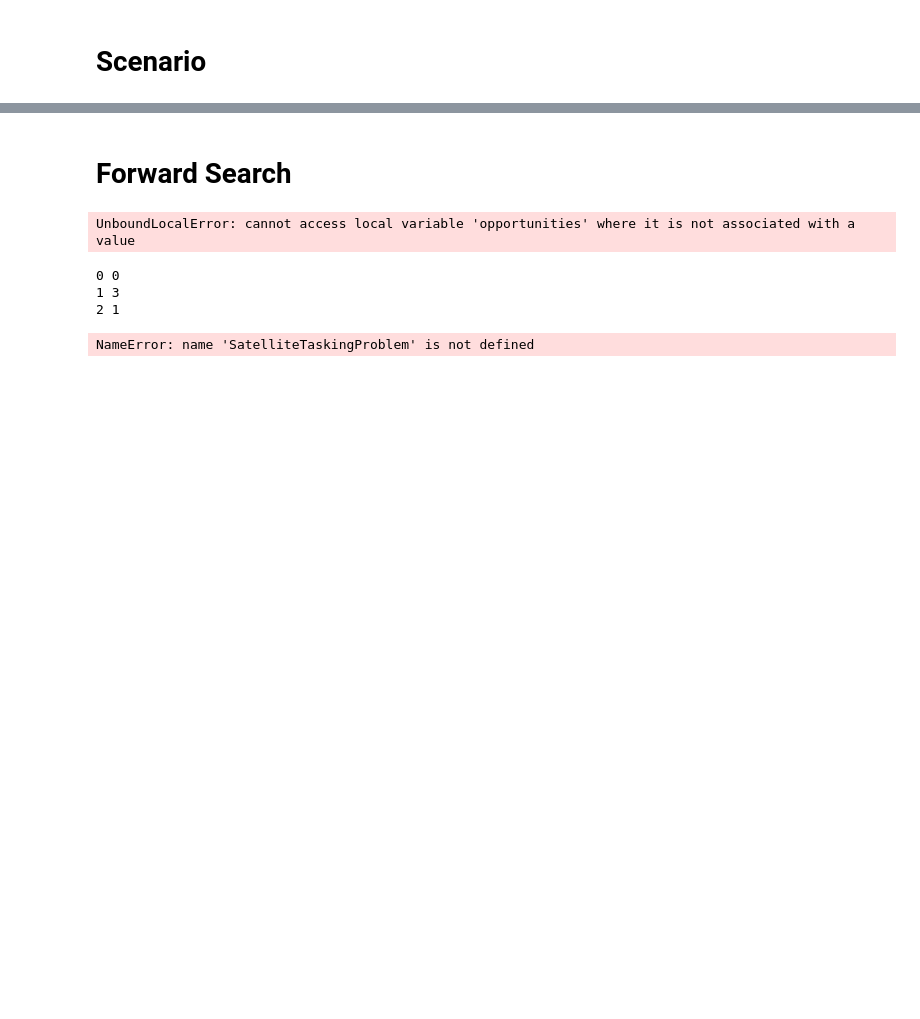
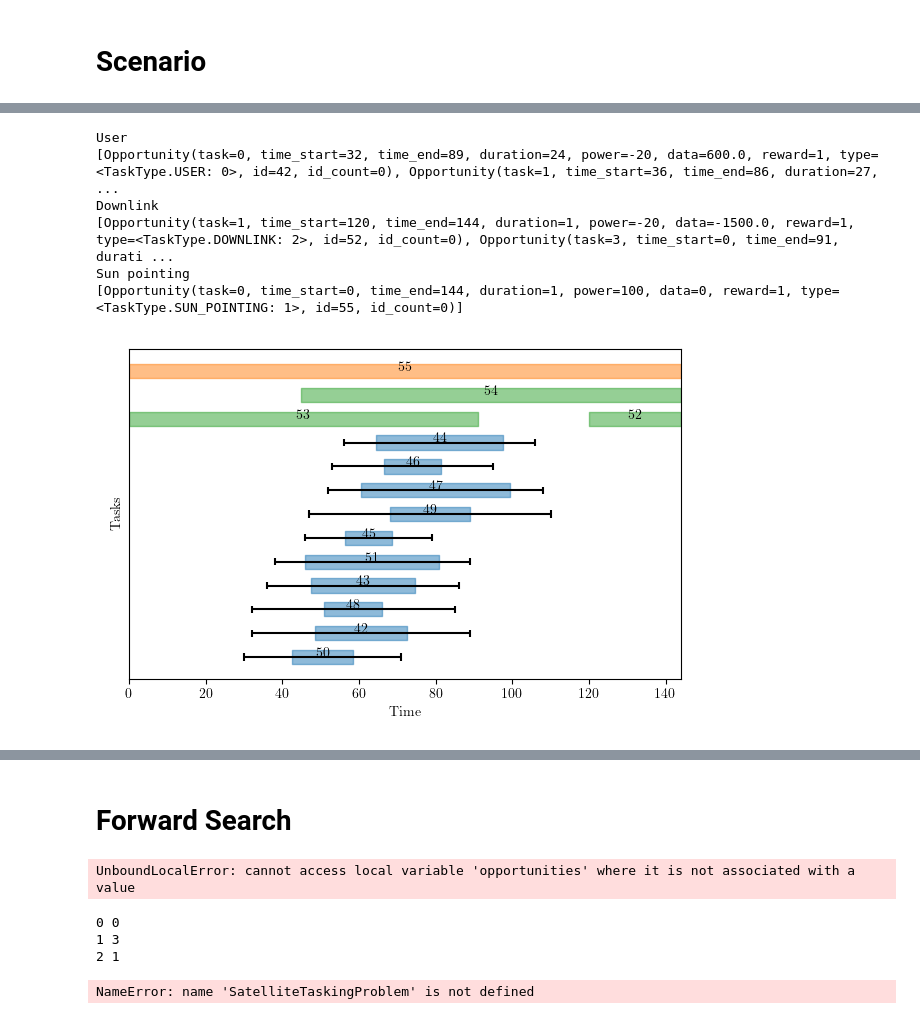
Before and after one commit to Stanford-NavLab/LuPNT, a Jupyter notebook: examples/projects/pnt-scheduling/example_pnt_scheduling.ipynb, the cells around one changed output, grey strips where cells are left out. Saved outputs shown, nothing was run; the diff lists cells and outputs as text; code cells hidden in the pictures; blank space fills up the shorter version.

```diff
--- a/examples/projects/pnt-scheduling/example_pnt_scheduling.ipynb
+++ b/examples/projects/pnt-scheduling/example_pnt_scheduling.ipynb
@@ -621,3 +489,79 @@ plt.show()
+# %%
+from utils import Opportunity, TaskType
+
+# Create scenario
+N_t_opt = N_t // 5
+
+solar_power = 100 # [W]
+
+datarate_moon_fwd = 0.2 # [Mbps]
+datarate_earth_fwd = 0.03 # [Mbps]
+
+datarate_moon_rtn = 2 # [Mbps]
+datarate_earth_rtn = 5 # [Mbps]
+
+min_duration = int(1 * pnt.SECS_PER_HOUR / Dt)
+max_duration = int(8 * pnt.SECS_PER_HOUR / Dt)
+
+np.random.seed(0)
+
+# User opportunities
+user_opportunities = []
+for i_loc in range(N_loc):
+    tstarts, tends = utils.get_start_and_end_indexes(user_visible[i_loc, :N_t_opt])
+    max_duration_i = int(np.minimum(0.75 * np.min(tends - tstarts), max_duration))
+    duration = np.random.randint(min_duration, max_duration_i) # [steps]
+    power = -20 # [W]
+    data = datarate_moon_rtn * Dt # [Mbps]
+    for ts, te in zip(tstarts, tends):
+        user_opportunities.append(
+            Opportunity(i_loc, ts, te, duration, power, data, type=TaskType.USER)
+        )
+print("User")
+print(user_opportunities)
+
+# Downlink opportunities
+downlink_opportunities = []
+for i_gs in range(N_gs):
+    tstarts, tends = utils.get_start_and_end_indexes(idxs_visible[i_gs, :N_t_opt])
+    datarate = -datarate_earth_rtn * Dt # [Mbps]
+    power = -20 # [W]
+    duration = 1 # [steps]
+    for ts, te in zip(tstarts, tends):
+        downlink_opportunities.append(
+            Opportunity(i_gs, ts, te, duration, power, datarate, type=TaskType.DOWNLINK)
+        )
+print("Downlink")
+print(downlink_opportunities)
+
+# Sun pointing opportunities
+sun_pointing_opportunities = []
+tstarts, tends = utils.get_start_and_end_indexes(idxs_visible_sun[:N_t_opt])
+duration = 1 # [steps]
+power = solar_power # [W]
+for ts, te in zip(tstarts, tends):
+    sun_pointing_opportunities.append(
+        Opportunity(0, ts, te, duration, power, 0, type=TaskType.SUN_POINTING)
+    )
+print("Sun pointing")
+print(sun_pointing_opportunities)
+
+# Create scenario
+opportunities = user_opportunities + downlink_opportunities + sun_pointing_opportunities
+
+plt.figure(figsize=(6, 4))
+utils.plot_opportunity_windows(opportunities, plot_all=True)
+plt.tight_layout()
+plt.savefig("figures/tasks.pdf")
+plt.show()
+# %% [output]
+User
+[Opportunity(task=0, time_start=32, time_end=89, duration=24, power=-20, data=600.0, reward=1, type=<TaskType.USER: 0>, id=42, id_count=0), Opportunity(task=1, time_start=36, time_end=86, duration=27, ...
+Downlink
+[Opportunity(task=1, time_start=120, time_end=144, duration=1, power=-20, data=-1500.0, reward=1, type=<TaskType.DOWNLINK: 2>, id=52, id_count=0), Opportunity(task=3, time_start=0, time_end=91, durati ...
+Sun pointing
+[Opportunity(task=0, time_start=0, time_end=144, duration=1, power=100, data=0, reward=1, type=<TaskType.SUN_POINTING: 1>, id=55, id_count=0)]
+[figure, added]
 # %%
 import math
 import cvxpy as cp
```
Also changed, not shown: parts of 18 cells of this notebook, 3 other files.
